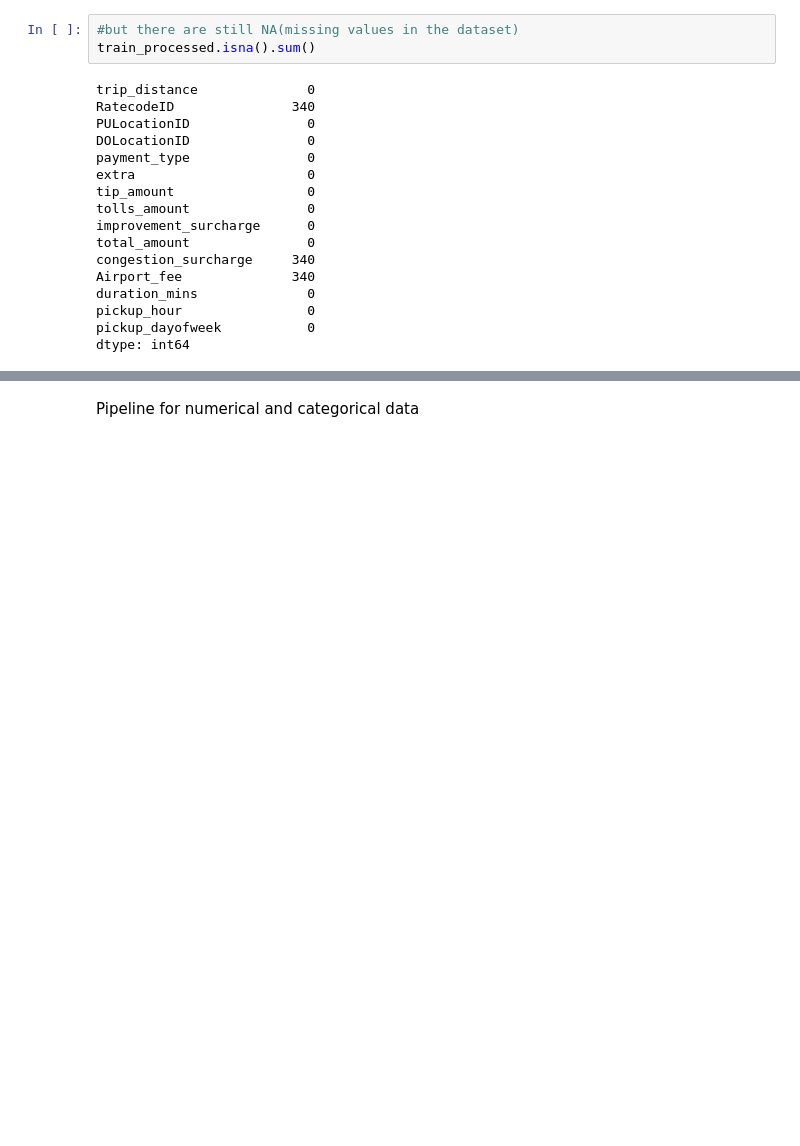
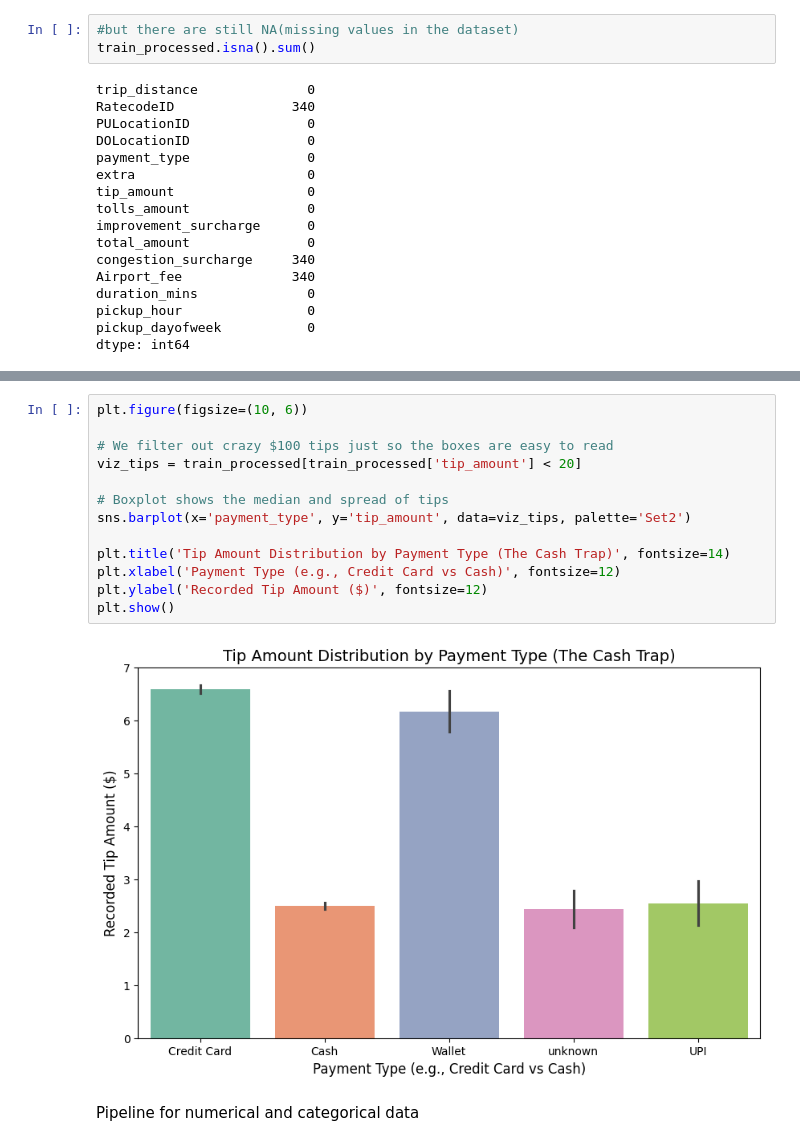
Before and after one commit to ShivamBirla-24/Algo8-Clone, a Jupyter notebook: 25ds3000046-kaggle-assignment1-notebook.ipynb, the cells around one changed output, grey strips where cells are left out. Saved outputs shown, nothing was run; the diff lists cells and outputs as text; blank space fills up the shorter version.

```diff
--- a/25ds3000046-kaggle-assignment1-notebook.ipynb
+++ b/25ds3000046-kaggle-assignment1-notebook.ipynb
@@ -246,3 +271,18 @@ dtype: int64
+# %%
+plt.figure(figsize=(10, 6))
+
+# We filter out crazy $100 tips just so the boxes are easy to read
+viz_tips = train_processed[train_processed['tip_amount'] < 20]
+
+# Boxplot shows the median and spread of tips
+sns.barplot(x='payment_type', y='tip_amount', data=viz_tips, palette='Set2')
+
+plt.title('Tip Amount Distribution by Payment Type (The Cash Trap)', fontsize=14)
+plt.xlabel('Payment Type (e.g., Credit Card vs Cash)', fontsize=12)
+plt.ylabel('Recorded Tip Amount ($)', fontsize=12)
+plt.show()
+# %% [output]
+[figure, added]
 # %% [markdown]
 Pipeline for numerical and categorical data
 # %%
```
Also changed, not shown: parts of 15 cells of this notebook.
